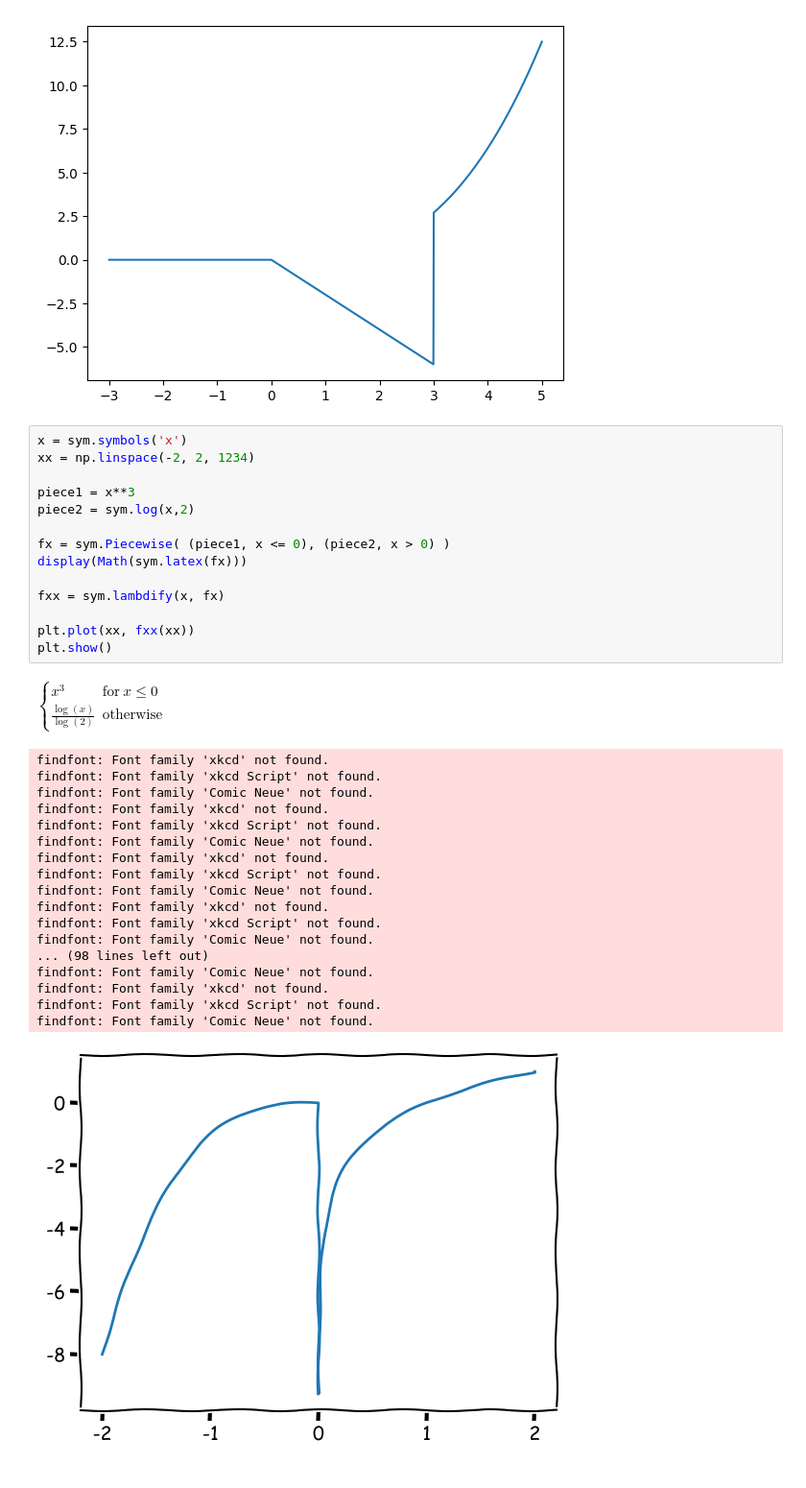
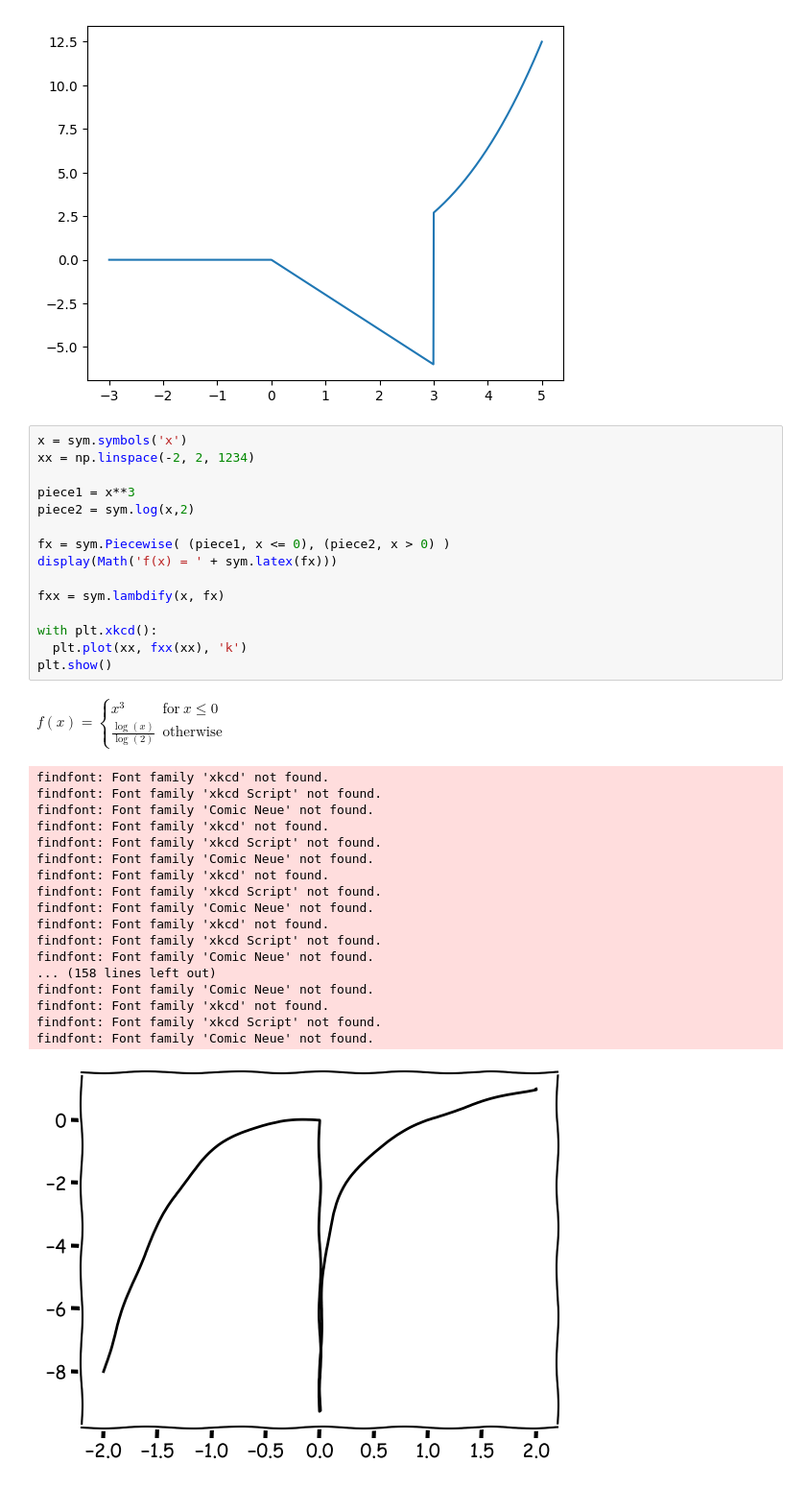
Before and after one commit to rtharris619/ProjectMath, a Jupyter notebook: Calculus/calculus.ipynb, the cells around one changed output. Shown at 96% size. Drawn from its saved outputs; the diff is of its cells as text.

```diff
--- a/Calculus/calculus.ipynb
+++ b/Calculus/calculus.ipynb
@@ -110,34 +111,35 @@ plt.show()
 # %%
 x = sym.symbols('x')
 xx = np.linspace(-2, 2, 1234)
 
 piece1 = x**3
 piece2 = sym.log(x,2)
 
 fx = sym.Piecewise( (piece1, x <= 0), (piece2, x > 0) )
-display(Math(sym.latex(fx)))
+display(Math('f(x) = ' + sym.latex(fx)))
 
 fxx = sym.lambdify(x, fx)
 
-plt.plot(xx, fxx(xx))
+with plt.xkcd():
+  plt.plot(xx, fxx(xx), 'k')
 plt.show()
 # %% [output]
-$\displaystyle \begin{cases} x^{3} & \text{for}\: x \leq 0 \\\frac{\log{\left(x \right)}}{\log{\left(2 \right)}} & \text{otherwise} \end{cases}$
+$\displaystyle f(x) = \begin{cases} x^{3} & \text{for}\: x \leq 0 \\\frac{\log{\left(x \right)}}{\log{\left(2 \right)}} & \text{otherwise} \end{cases}$
 findfont: Font family 'xkcd' not found.
 findfont: Font family 'xkcd Script' not found.
 findfont: Font family 'Comic Neue' not found.
 findfont: Font family 'xkcd' not found.
 findfont: Font family 'xkcd Script' not found.
 findfont: Font family 'Comic Neue' not found.
 findfont: Font family 'xkcd' not found.
 findfont: Font family 'xkcd Script' not found.
 findfont: Font family 'Comic Neue' not found.
 findfont: Font family 'xkcd' not found.
 findfont: Font family 'xkcd Script' not found.
 findfont: Font family 'Comic Neue' not found.
-... (98 lines left out)
+... (158 lines left out)
 findfont: Font family 'Comic Neue' not found.
 findfont: Font family 'xkcd' not found.
 findfont: Font family 'xkcd Script' not found.
 findfont: Font family 'Comic Neue' not found.
-[figure, old version]
+[figure, new version]
```
Also changed, not shown: parts of 4 cells of this notebook.
